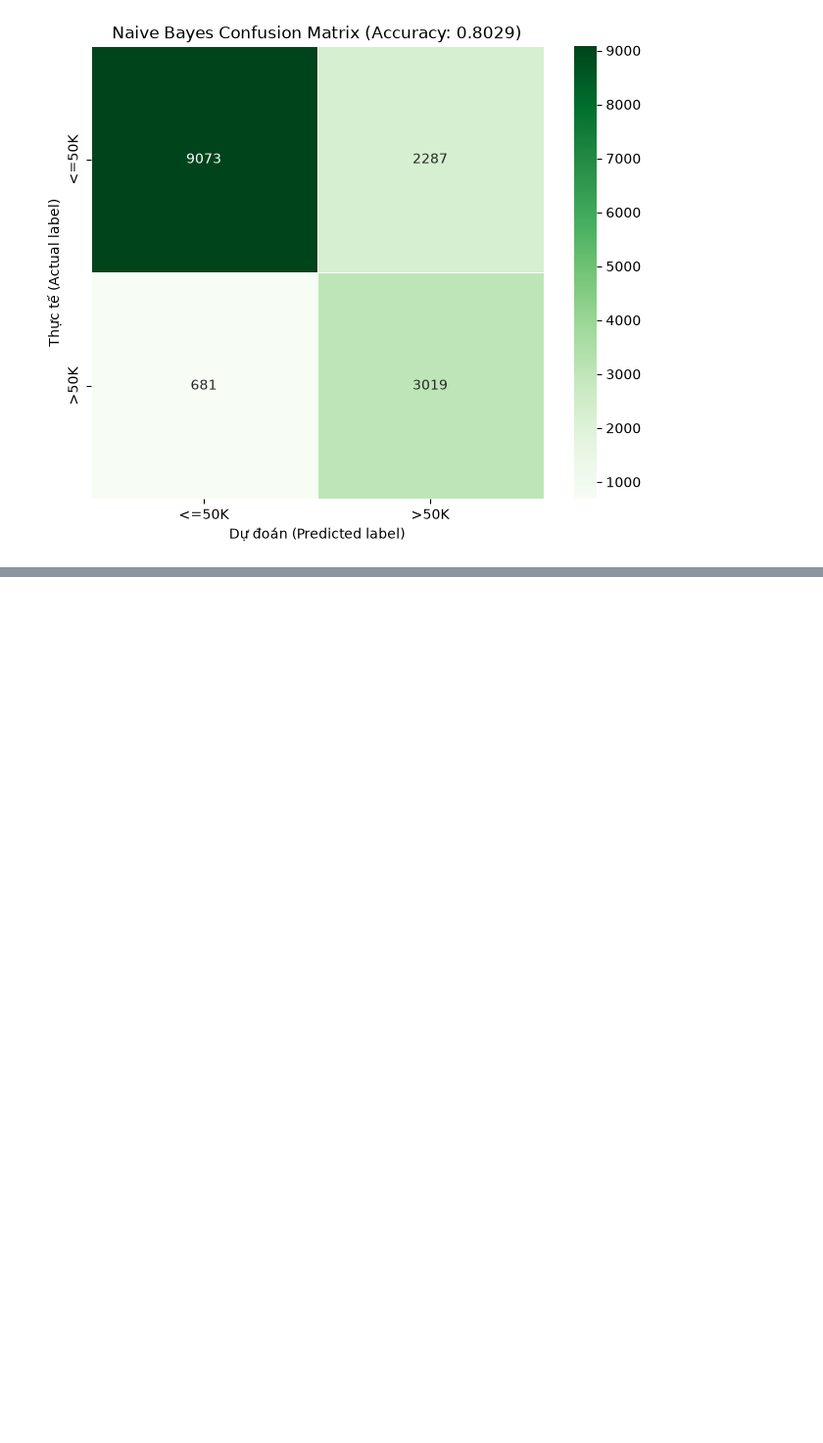
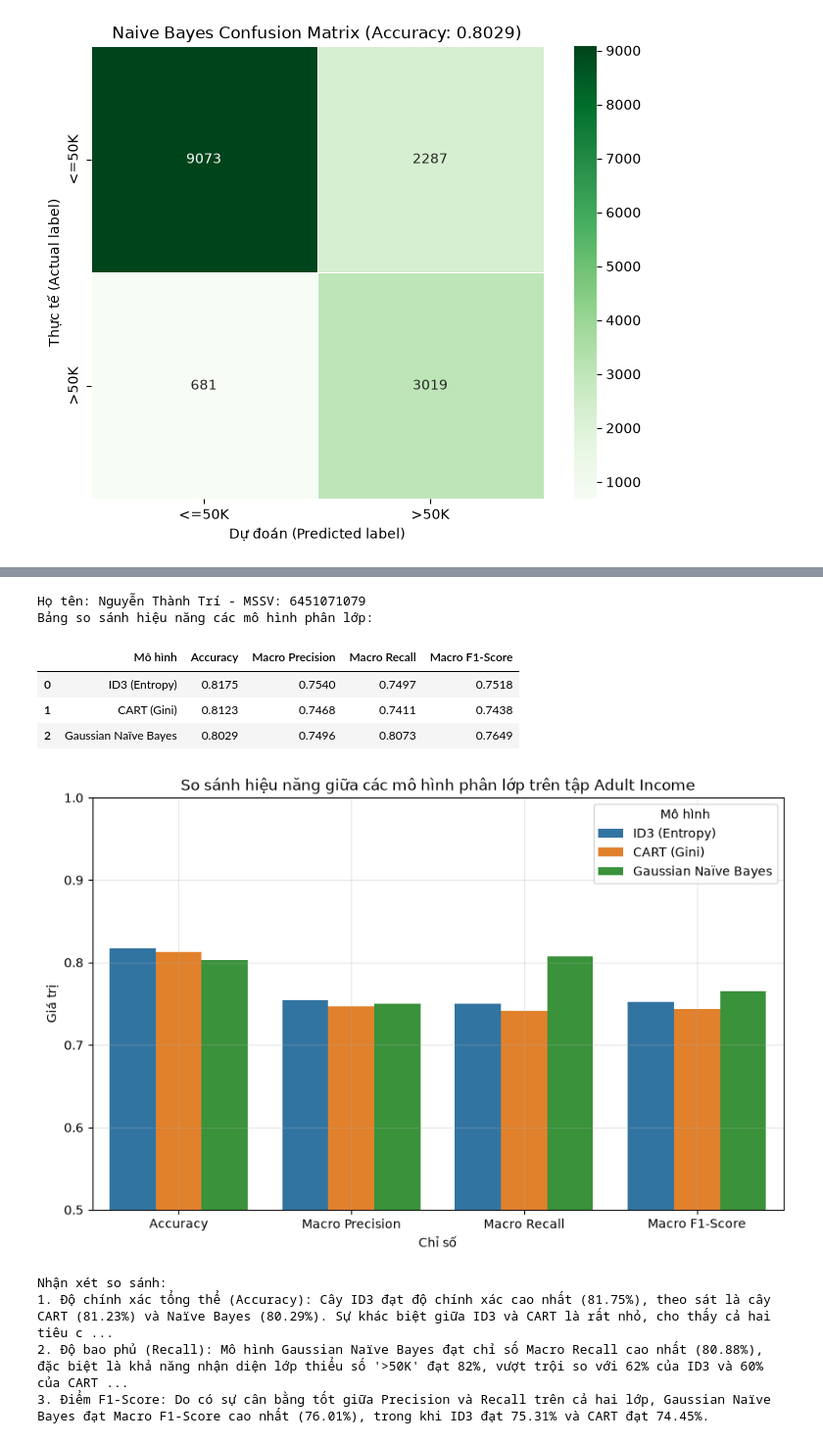
Before and after one commit to TriNguyenThanh/6451071079_Lab2, a Jupyter notebook: model/6451071079_LAB2_Bai1.ipynb, the cells around one changed output, grey strips where cells are left out. Shown at 98% size. Cells and saved outputs as stored; diff of their text form; code cells hidden in the pictures; blank space fills up the shorter version.

```diff
--- a/model/6451071079_LAB2_Bai1.ipynb
+++ b/model/6451071079_LAB2_Bai1.ipynb
@@ -317,0 +323,53 @@ weighted avg       0.84      0.80      0.81     15060
+# %%
+# Câu 10: So sánh kết quả của các mô hình phân lớp
+models_name = ['ID3 (Entropy)', 'CART (Gini)', 'Gaussian Naïve Bayes']
+accuracies = [id3_score, cart_score, bayes_score]
+
+# Trích xuất macro avg metrics
+id3_rep = metrics.classification_report(y_test, id3_pred, output_dict=True)
+cart_rep = metrics.classification_report(y_test, cart_pred, output_dict=True)
+bayes_rep = metrics.classification_report(y_test, bayes_pred, output_dict=True)
+
+precisions = [id3_rep['macro avg']['precision'], cart_rep['macro avg']['precision'], bayes_rep['macro avg']['precision']]
+recalls = [id3_rep['macro avg']['recall'], cart_rep['macro avg']['recall'], bayes_rep['macro avg']['recall']]
+f1_scores = [id3_rep['macro avg']['f1-score'], cart_rep['macro avg']['f1-score'], bayes_rep['macro avg']['f1-score']]
+
+df_comparison = pd.DataFrame({
+    'Mô hình': models_name,
+    'Accuracy': accuracies,
+    'Macro Precision': precisions,
+    'Macro Recall': recalls,
+    'Macro F1-Score': f1_scores
+})
+
+print("Họ tên: Nguyễn Thành Trí - MSSV: 6451071079")
+print("Bảng so sánh hiệu năng các mô hình phân lớp:")
+display(df_comparison.round(4))
+
+# Trực quan hóa so sánh bằng biểu đồ cột nhóm
+df_plot = df_comparison.melt(id_vars='Mô hình', var_name='Chỉ số', value_name='Giá trị')
+plt.figure(figsize=(10, 6))
+sns.barplot(data=df_plot, x='Chỉ số', y='Giá trị', hue='Mô hình', palette='tab10')
+plt.title("So sánh hiệu năng giữa các mô hình phân lớp trên tập Adult Income")
+plt.ylim(0.5, 1.0)
+plt.grid(True, alpha=0.3)
+plt.show()
+
+# Nhận xét đánh giá
+print()
+print("Nhận xét so sánh:")
+print("1. Độ chính xác tổng thể (Accuracy): Cây ID3 đạt độ chính xác cao nhất (81.75%), theo sát là cây CART (81.23%) và Naïve Bayes (80.29%). Sự khác biệt giữa ID3 và CART là rất nhỏ, cho thấy cả hai tiêu chí phân nhánh Entropy và Gini đều hoạt động tương đương trên tập dữ liệu này.")
+print("2. Độ bao phủ (Recall): Mô hình Gaussian Naïve Bayes đạt chỉ số Macro Recall cao nhất (80.88%), đặc biệt là khả năng nhận diện lớp thiểu số '>50K' đạt 82%, vượt trội so với 62% của ID3 và 60% của CART. Điều này rất có ý nghĩa trong các bài toán cần tránh bỏ sót đối tượng thuộc nhóm thu nhập cao.")
+print("3. Điểm F1-Score: Do có sự cân bằng tốt giữa Precision và Recall trên cả hai lớp, Gaussian Naïve Bayes đạt Macro F1-Score cao nhất (76.01%), trong khi ID3 đạt 75.31% và CART đạt 74.45%.")
+# %% [output]
+Họ tên: Nguyễn Thành Trí - MSSV: 6451071079
+Bảng so sánh hiệu năng các mô hình phân lớp:
+|  | Mô hình | Accuracy | Macro Precision | Macro Recall | Macro F1-Score |
+| 0 | ID3 (Entropy) | 0.8175 | 0.7540 | 0.7497 | 0.7518 |
+| 1 | CART (Gini) | 0.8123 | 0.7468 | 0.7411 | 0.7438 |
+| 2 | Gaussian Naïve Bayes | 0.8029 | 0.7496 | 0.8073 | 0.7649 |
+[figure, added]
+Nhận xét so sánh:
+1. Độ chính xác tổng thể (Accuracy): Cây ID3 đạt độ chính xác cao nhất (81.75%), theo sát là cây CART (81.23%) và Naïve Bayes (80.29%). Sự khác biệt giữa ID3 và CART là rất nhỏ, cho thấy cả hai tiêu c ...
+2. Độ bao phủ (Recall): Mô hình Gaussian Naïve Bayes đạt chỉ số Macro Recall cao nhất (80.88%), đặc biệt là khả năng nhận diện lớp thiểu số '>50K' đạt 82%, vượt trội so với 62% của ID3 và 60% của CART ...
+3. Điểm F1-Score: Do có sự cân bằng tốt giữa Precision và Recall trên cả hai lớp, Gaussian Naïve Bayes đạt Macro F1-Score cao nhất (76.01%), trong khi ID3 đạt 75.31% và CART đạt 74.45%.
```
Also changed, not shown: parts of 1 cell of this notebook.
